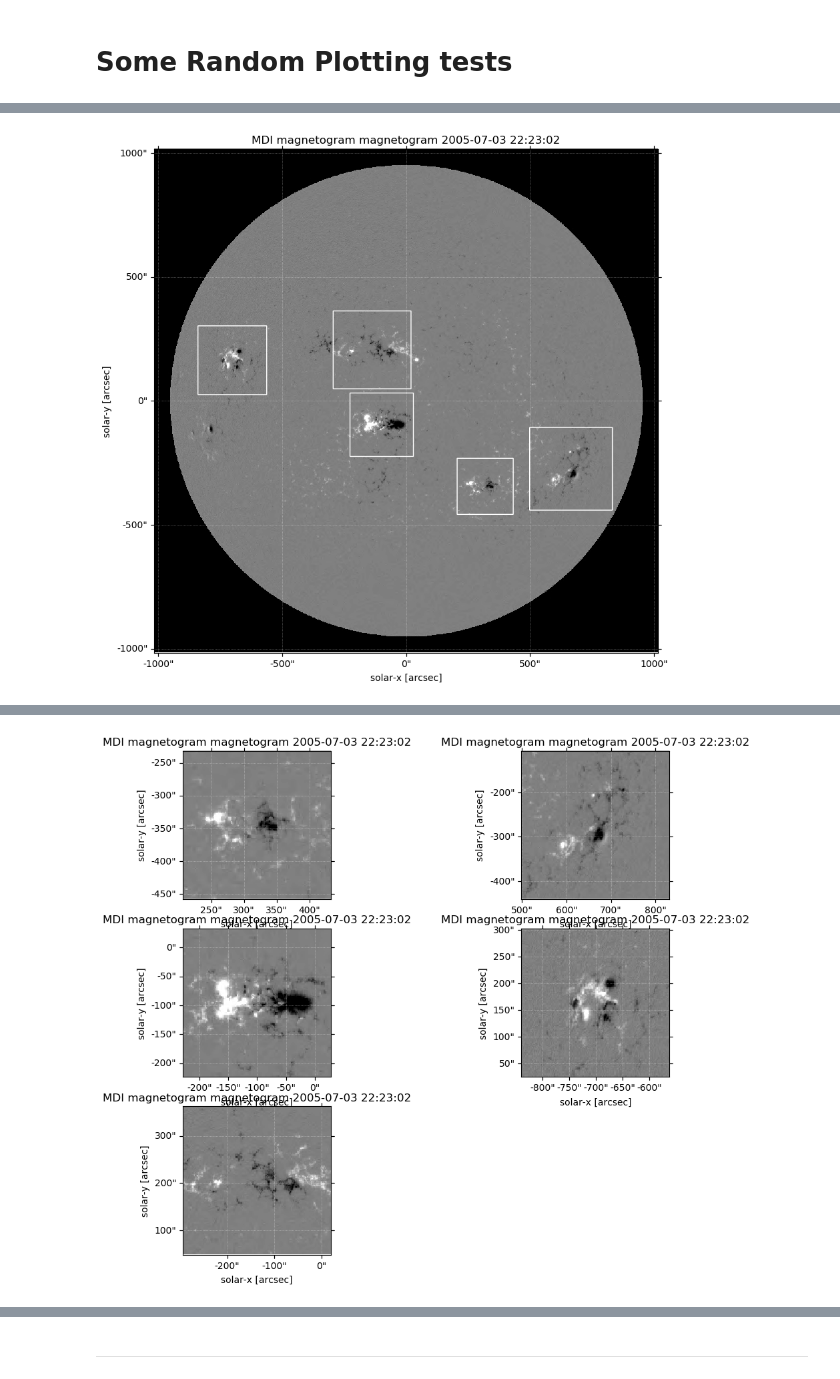
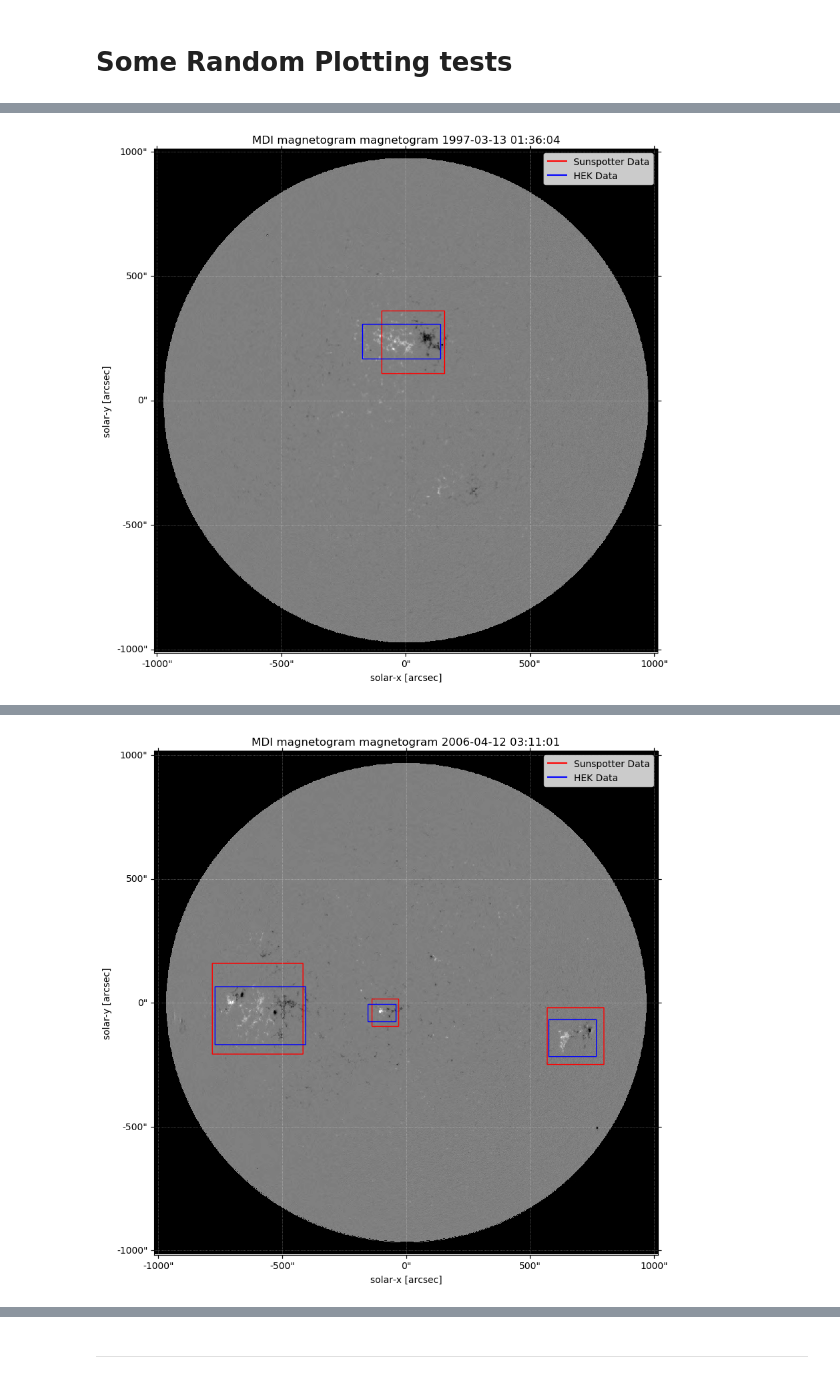
Before and after one commit to Raahul-Singh/SolarWeatherForecasting, a Jupyter notebook: Data Preprocessing.ipynb, the cells around one changed output, grey strips where cells are left out. Cells and saved outputs as stored; diff of their text form; code cells hidden in the pictures.

```diff
--- a/Data Preprocessing.ipynb
+++ b/Data Preprocessing.ipynb
@@ -143,9 +146,9 @@ import numpy as np
 # %% [markdown]
 # Reading the Dataset
 # %%
-classifications = pd.read_csv("classifications.csv", delimiter=';')
-lookup_timesfits = pd.read_csv("lookup_timesfits.csv", delimiter=';')
-lookup_properties = pd.read_csv("lookup_properties.csv", delimiter=';')
-rankings = pd.read_csv("rankings.csv", delimiter=';')
+classifications = pd.read_csv("../classifications.csv", delimiter=';')
+lookup_timesfits = pd.read_csv("../lookup_timesfits.csv", delimiter=';')
+lookup_properties = pd.read_csv("../lookup_properties.csv", delimiter=';')
+rankings = pd.read_csv("../rankings.csv", delimiter=';')
 # %%
 rankings.head()
@@ -195,11 +204,18 @@ All will be refined and placed in a Data Analysis Class that would be subclassed
 def get_correspondin_map(obsdate,path = "magnetograms/data/"):
     return Map(path+obsdate+".jp2")
 
+
 def get_timefits_id(obsdate):
     return lookup_timesfits[lookup_timesfits.obs_date == obsdate].get(key = '#id').iloc[0]
 
+
 def get_properties(idx):
     return lookup_properties[lookup_properties.id_filename == idx]
+
+
+def get_time_range(obsdate):
+    return TimeRange(obsdate, 400 * u.second)
+
 
 def get_rectangle_coordinates(obsdate):
 
@@ -223,6 +239,7 @@ def get_rectangle_coordinates(obsdate):
 
     return bottom_left, top_right, side
 
+
 def plot_points(obsdate):
 
     # Get corresponding Solar Map from the Downloaded JPEG2000 files.
@@ -236,9 +253,19 @@ def plot_points(obsdate):
     im = smap.plot()
 
     for i in range(len(side)):
-        smap.draw_rectangle(bottom_left[i],side[i]*2,side[i]*2)
+        smap.draw_rectangle(bottom_left[i],side[i]*2,side[i]*2, color='r')
 
+    b,w,h = get_rectangle_coordinates_hek(obsdate, smap)
+
+    for i in range(len(w)):
+        smap.draw_rectangle(b[i], w[i], h[i], color='b', label = "HEK data")
+
+    sunspotter, = plt.plot([], color='r', label="Sunspotter Data")
+    hek, = plt.plot([], color='b', label = "HEK Data")
+
+    plt.legend(handles=[sunspotter, hek])
     plt.show()
+
 
 def get_submaps(obsdate):
 
@@ -256,6 +283,7 @@ def get_submaps(obsdate):
     return submap_list
 
 
+
 def plot_submaps(submap_list):
 
     num = len(submap_list)
@@ -286,9 +305,7 @@ plot_submaps(roi_list)
 # %%
-for i in range(3):
+for i in range(7):
     n = np.random.randint(0,len(lookup_timesfits))
     obsdate = lookup_timesfits.obs_date.iloc[n]
     print(f"obsdate = {obsdate}")
     plot_points(obsdate)
-    roi_list = get_submaps(obsdate)
-    plot_submaps(roi_list)
 # %% [output]
@@ -296 +313 @@ obsdate = 2005-07-03 22:23:02
-[figure, old version]
+[figure, new version]
@@ -297 +315 @@ obsdate = 2005-07-03 22:23:02
-[figure, old version]
+[figure, new version]
```
Also changed, not shown: parts of 16 cells of this notebook.
